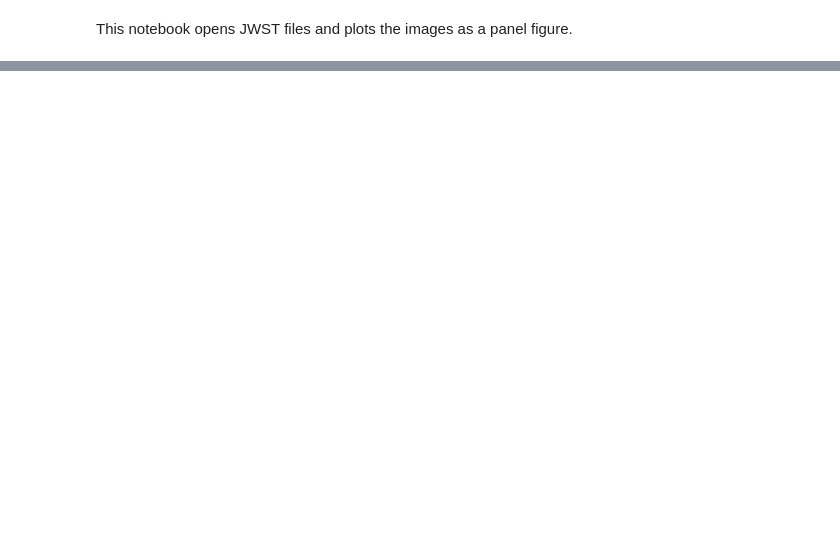
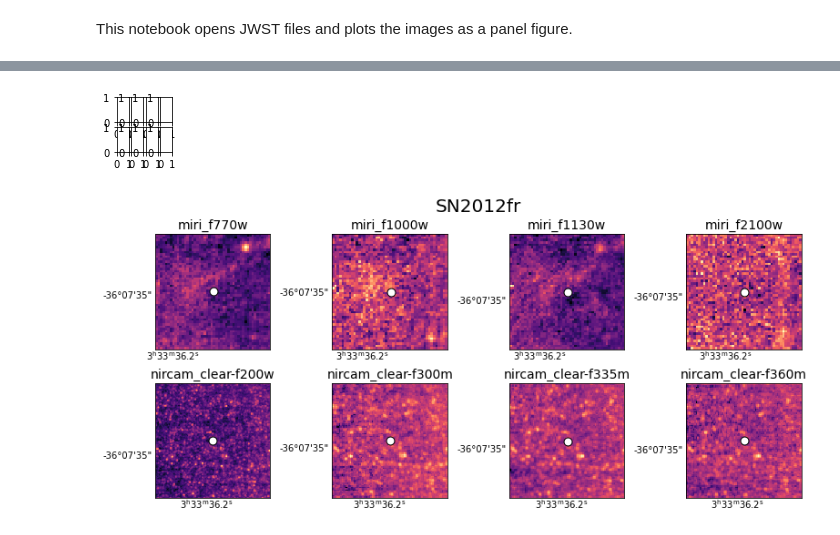
Before and after one commit to NessMayker/SNeJWST, a Jupyter notebook: Code/0.JWST_NGC1365_PanelMockUp.ipynb, the cells around one changed output, grey strips where cells are left out. Cells and saved outputs as stored; diff of their text form; code cells hidden in the pictures; blank space fills up the shorter version.

```diff
--- a/Code/0.JWST_NGC1365_PanelMockUp.ipynb
+++ b/Code/0.JWST_NGC1365_PanelMockUp.ipynb
@@ -136,0 +435,61 @@ plt.close()
+# %%
+# Make zooms for each SN
+# SN2012fr
+
+rows = 2
+columns = 4
+m,n,p =0,0,0 # plot counters for total number, rows, columns
+PLOTS_PER_ROW = 4
+numPanels = 8
+
+fig2, axs = plt.subplots(math.ceil(numPanels/PLOTS_PER_ROW),PLOTS_PER_ROW, figsize=(1,1))
+fig = plt.figure(figsize = (10,5))
+
+for j in range(len(imgs)): # counter to count wavelengths
+
+    #set up data to use astropy's cutout2D to plot subsections of galaxy map
+    data = plots[j]
+    logData = np.log10(data)
+    wcs=wcss[j]
+
+    halfBox = angSizes[0][2]/2. # 300 pc in decimal degrees
+    #cutout2D needs skycoord position to carry units
+    ra, dec = Angle(ra12fr * u.degree), Angle(dec12fr * u.degree)
+    raRad, decRad  = ra.radian * u.rad, dec.radian * u.rad
+    position = SkyCoord(raRad, decRad) #position is center, use ra & dec of SN location
+    #size = u.Quantity((20,20), u.arcsec) #size is size of box in arcsec
+    size = u.Quantity((halfBox,halfBox), u.degree) #size is size of box in arcsec
+    # make 2D cutout, will assign a new wcs to cutout to keep track of coords
+    cutout = Cutout2D(logData, position, size, wcs)
+    # use this new wcs when converting to pixels to add additional details to plot
+    xval, yval = cutout.wcs.wcs_world2pix(ra,dec, 0)
+
+#             titleStr = nmes[i]
+    titleStr = imgs[j]
+
+    # make plot
+    axs[m][n] = fig.add_subplot(rows,columns,p+1,projection = cutout.wcs)
+    axs[m][n].set_title(titleStr, fontsize=14)
+#             print(m,n,p,i,j)
+    axs[m][n].imshow(cutout.data, cmap=current_cmap, aspect="equal", origin = "lower", interpolation = "nearest", zorder = 0)
+    axs[m][n].scatter(xval, yval, color = "black", marker ="o", s = 60, zorder=2)
+    axs[m][n].scatter(xval, yval, color = "white", marker = "o", s = 80, edgecolor="black",zorder = 2)
+    axs[m][n].set_xlabel("")
+#             axs[m][n].set_title(imgs[m], fontsize=20)
+    axs[m][n].set_xticks([])
+    axs[m][n].set_yticks([])
+    axs[m][n].tick_params(axis = "both", direction = "in", length = 0)
+
+    n+=1
+    if n%PLOTS_PER_ROW==0:
+        m+=1
+        n=0
+    p +=1
+    fig.suptitle(name12fr, fontsize=20)
+    plt.subplots_adjust(left = 0.1, bottom = 0.1, right = 0.99, top = 0.7, wspace = 0.45, hspace = 0.25)
+plt.tight_layout(pad=0.5, w_pad=6.8, h_pad=.1)
+fig.savefig("../Figures/NGC1365_Zooms_SN2012fr.pdf", dpi=300)
+plt.show()
+# %% [output]
+[figure, added]
+[figure, added]
```
Also changed, not shown: parts of 12 cells of this notebook, 10 other files.
